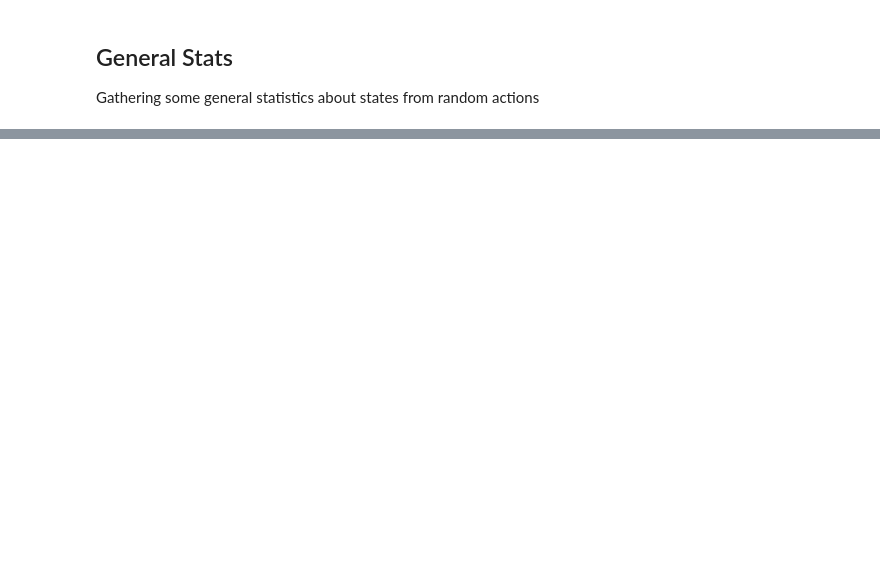
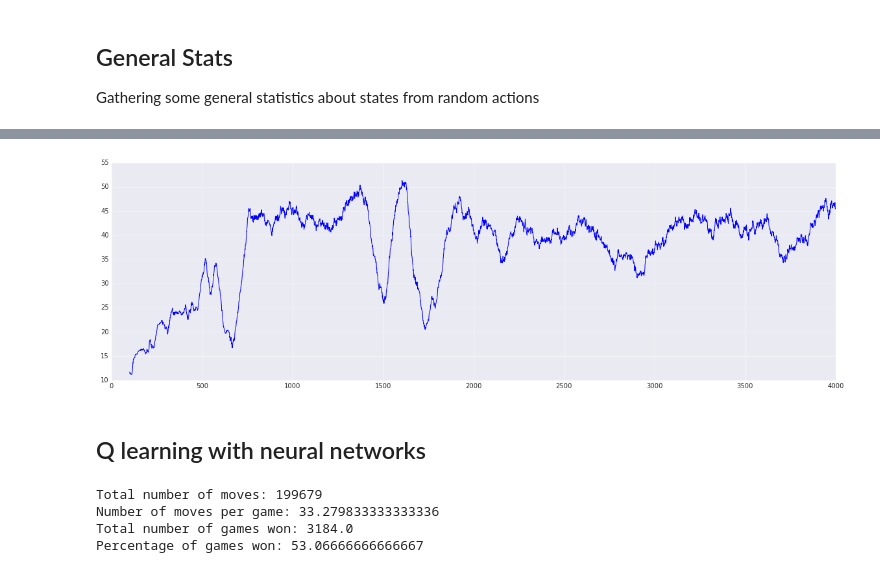
Before and after one commit to gautsi/gen-purpose-repo, a Jupyter notebook: notebooks/rlExperiments.ipynb, the cells around one changed output, grey strips where cells are left out. Cells and saved outputs as stored; diff of their text form; code cells hidden in the pictures; blank space fills up the shorter version.

```diff
--- a/notebooks/rlExperiments.ipynb
+++ b/notebooks/rlExperiments.ipynb
@@ -51,0 +84,6 @@ fl.plot_winning_percentage(rand_game_df)
+# %%
+fl.plot_game_length(q_table_game_df, window = 100)
+# %% [output]
+[figure, added]
+# %% [markdown]
+## Q learning with neural networks
@@ -51,0 +139,7 @@ fl.plot_winning_percentage(rand_game_df)
+# %%
+fl.print_game_stats(q_nn_game_df)
+# %% [output]
+Total number of moves: 199679
+Number of moves per game: 33.279833333333336
+Total number of games won: 3184.0
+Percentage of games won: 53.06666666666667
```
Also changed, not shown: parts of 23 cells of this notebook.
